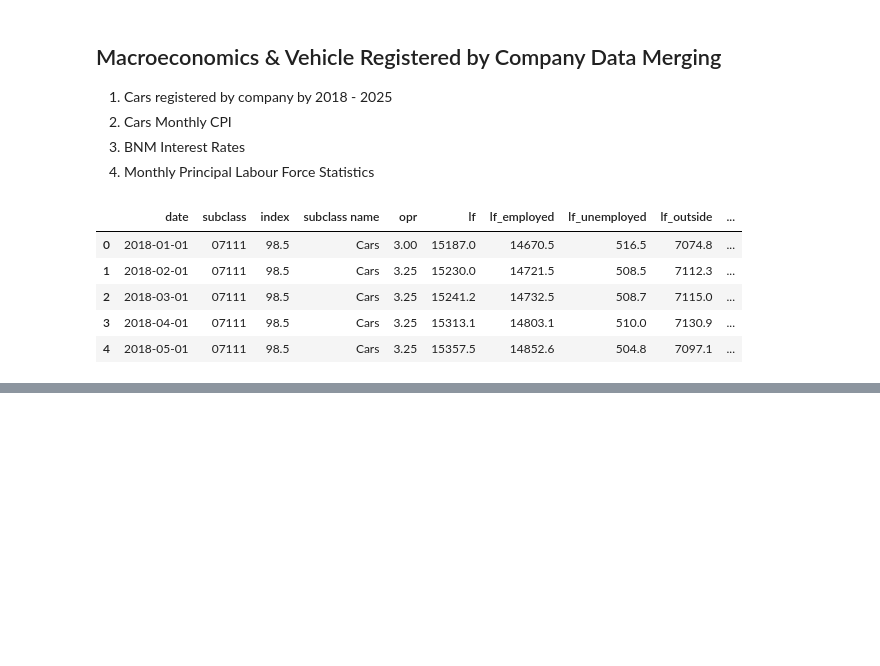
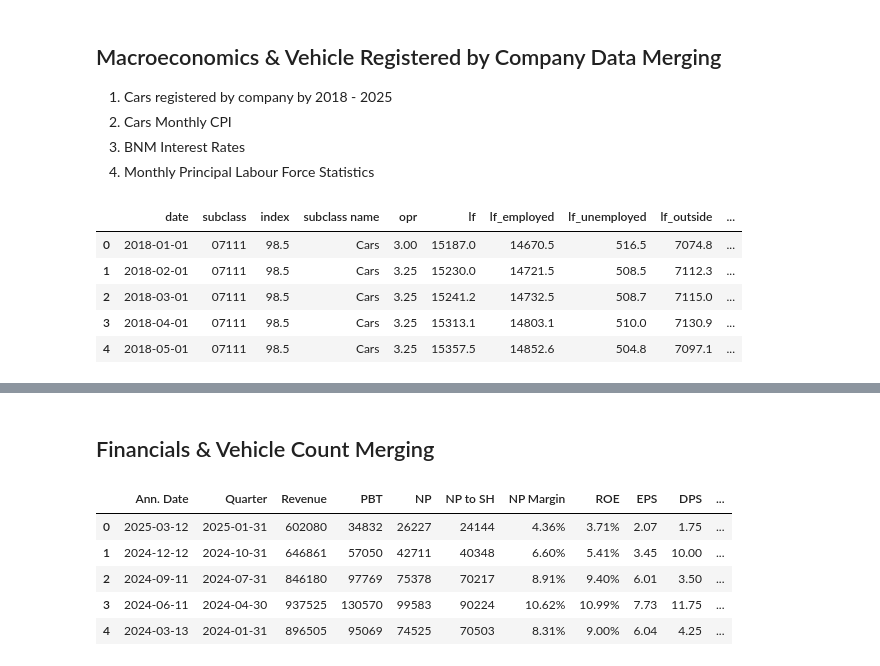
Before and after one commit to yejui626/automotive-bursa, a Jupyter notebook: data-preparation.ipynb, the cells around one changed output, grey strips where cells are left out. Cells and saved outputs as stored; diff of their text form; code cells hidden in the pictures; blank space fills up the shorter version.

```diff
--- a/data-preparation.ipynb
+++ b/data-preparation.ipynb
@@ -293,0 +356,56 @@ merged_df.to_csv("data/macro_data_merged.csv", index=False)
+# %% [markdown]
+## Financials & Vehicle Count Merging
+# %%
+# Load data
+vehicles_df = pd.read_csv('data/company_vehicle_data/monthly/all_companies_vehicle_reg_monthly.csv')
+financials_df = pd.read_csv('data/quarterly_financials/master_quarterly_financials.csv')
+
+# Ensure date parsing
+vehicles_df['month'] = pd.to_datetime(vehicles_df['month'])
+financials_df['Quarter'] = pd.to_datetime(financials_df['Quarter'])
+
+# Function to assign fiscal quarter end based on company rules
+def assign_quarter_end(date, company):
+    if company == 'Bermaz Auto Berhad':
+        # Quarters end in Jan, Apr, Jul, Oct
+        month = date.month
+        if month in [11, 12, 1]:
+            return pd.Timestamp(year=date.year, month=1, day=31)
+        elif month in [2, 3, 4]:
+            return pd.Timestamp(year=date.year, month=4, day=30)
+        elif month in [5, 6, 7]:
+            return pd.Timestamp(year=date.year, month=7, day=31)
+        else:
+            return pd.Timestamp(year=date.year, month=10, day=31)
+    else:
+        # Standard calendar quarters
+        month = date.month
+        if month in [1, 2, 3]:
+            return pd.Timestamp(year=date.year, month=3, day=31)
+        elif month in [4, 5, 6]:
+            return pd.Timestamp(year=date.year, month=6, day=30)
+        elif month in [7, 8, 9]:
+            return pd.Timestamp(year=date.year, month=9, day=30)
+        else:
+            return pd.Timestamp(year=date.year, month=12, day=31)
+
+# Apply to vehicle data
+vehicles_df['Quarter'] = vehicles_df.apply(lambda row: assign_quarter_end(row['month'], row['company']), axis=1)
+
+# Group vehicle count per quarter
+vehicles_q = vehicles_df.groupby(['company', 'Quarter'])['vehicle_count'].sum().reset_index()
+
+# Standardize company names for join
+financials_df['Company'] = financials_df['Company'].str.replace('_', ' ')
+vehicles_q['company'] = vehicles_q['company'].str.strip()
+
+# Merge
+merged_df = pd.merge(financials_df, vehicles_q, left_on=['Company', 'Quarter'], right_on=['company', 'Quarter'])
+merged_df.head()
+# %% [output]
+|  | Ann. Date | Quarter | Revenue | PBT | NP | NP to SH | NP Margin | ROE | EPS | DPS | ... |
+| 0 | 2025-03-12 | 2025-01-31 | 602080 | 34832 | 26227 | 24144 | 4.36% | 3.71% | 2.07 | 1.75 | ... |
+| 1 | 2024-12-12 | 2024-10-31 | 646861 | 57050 | 42711 | 40348 | 6.60% | 5.41% | 3.45 | 10.00 | ... |
+| 2 | 2024-09-11 | 2024-07-31 | 846180 | 97769 | 75378 | 70217 | 8.91% | 9.40% | 6.01 | 3.50 | ... |
+| 3 | 2024-06-11 | 2024-04-30 | 937525 | 130570 | 99583 | 90224 | 10.62% | 10.99% | 7.73 | 11.75 | ... |
+| 4 | 2024-03-13 | 2024-01-31 | 896505 | 95069 | 74525 | 70503 | 8.31% | 9.00% | 6.04 | 4.25 | ... |
```
Also changed, not shown: parts of 6 cells of this notebook, 7 other files.
